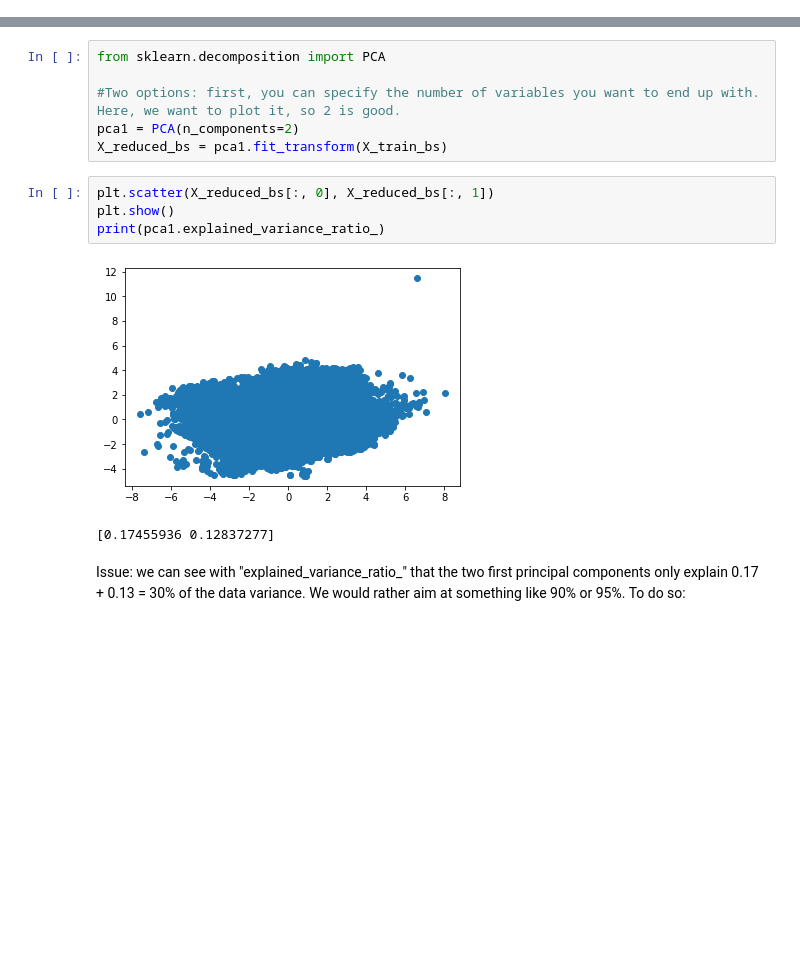
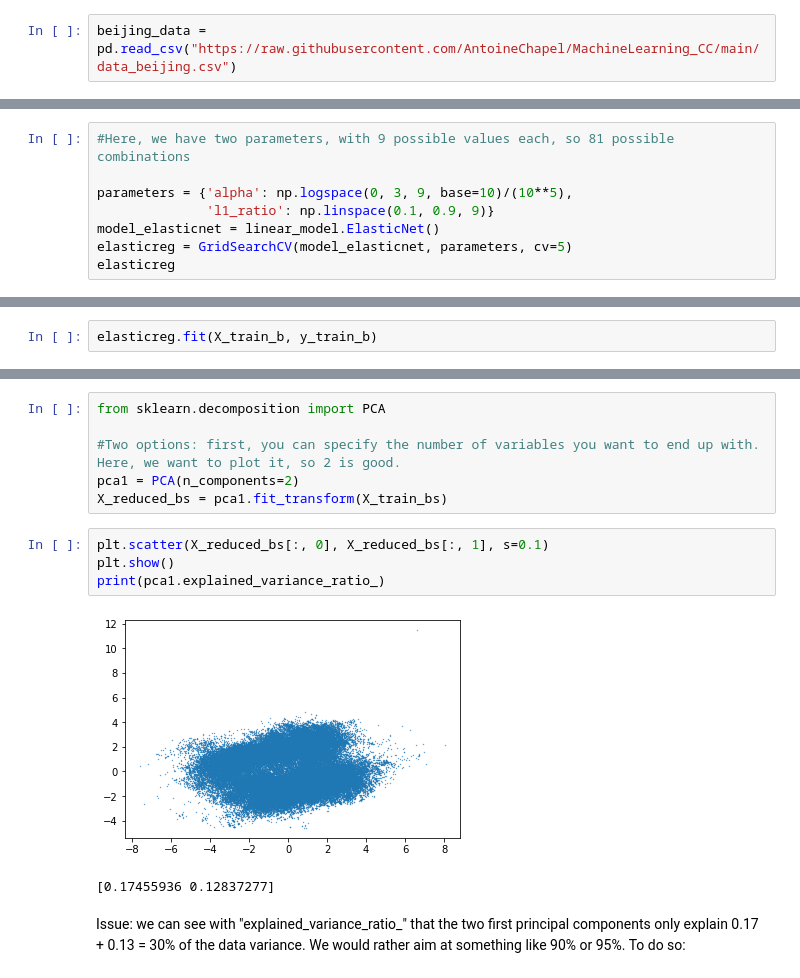
Before and after one commit to math-econ-code/mec_optim, a Jupyter notebook: A2_machine-learning-libraries.ipynb, the cells around one changed output, grey strips where cells are left out. Saved outputs shown, nothing was run; the diff lists cells and outputs as text; blank space fills up the shorter version.

```diff
--- a/A2_machine-learning-libraries.ipynb
+++ b/A2_machine-learning-libraries.ipynb
@@ -186,3 +201,5 @@ beijing_data = pd.read_csv(r"C:\Users\antoi\Desktop\5A\Vacation\Sem2\data_beijin
+# %%
+beijing_data = pd.read_csv("https://raw.githubusercontent.com/AntoineChapel/MachineLearning_CC/main/data_beijing.csv")
 # %%
 beijing_data.head()
 # %% [output]
@@ -365,0 +391,8 @@ ElasticNet regression shows us that we can obtain a $R^2$ of 70% with a simpler
+# %%
+#Here, we have two parameters, with 9 possible values each, so 81 possible combinations
+
+parameters = {'alpha': np.logspace(0, 3, 9, base=10)/(10**5),
+              'l1_ratio': np.linspace(0.1, 0.9, 9)}
+model_elasticnet = linear_model.ElasticNet()
+elasticreg = GridSearchCV(model_elasticnet, parameters, cv=5)
+elasticreg
@@ -365,0 +405,2 @@ ElasticNet regression shows us that we can obtain a $R^2$ of 70% with a simpler
+# %%
+elasticreg.fit(X_train_b, y_train_b)
@@ -456,11 +553,11 @@ from sklearn.decomposition import PCA
 pca1 = PCA(n_components=2)
 X_reduced_bs = pca1.fit_transform(X_train_bs)
 # %%
-plt.scatter(X_reduced_bs[:, 0], X_reduced_bs[:, 1])
+plt.scatter(X_reduced_bs[:, 0], X_reduced_bs[:, 1], s=0.1)
 plt.show()
 print(pca1.explained_variance_ratio_)
 # %% [output]
-[figure, old version]
+[figure, new version]
 [0.17455936 0.12837277]
 # %% [markdown]
 Issue: we can see with "explained_variance_ratio_" that the two first principal components only explain 0.17 + 0.13 = 30% of the data variance. We would rather aim at something like 90% or 95%. To do so:
```
Also changed, not shown: parts of 79 cells of this notebook, 2 other files.
